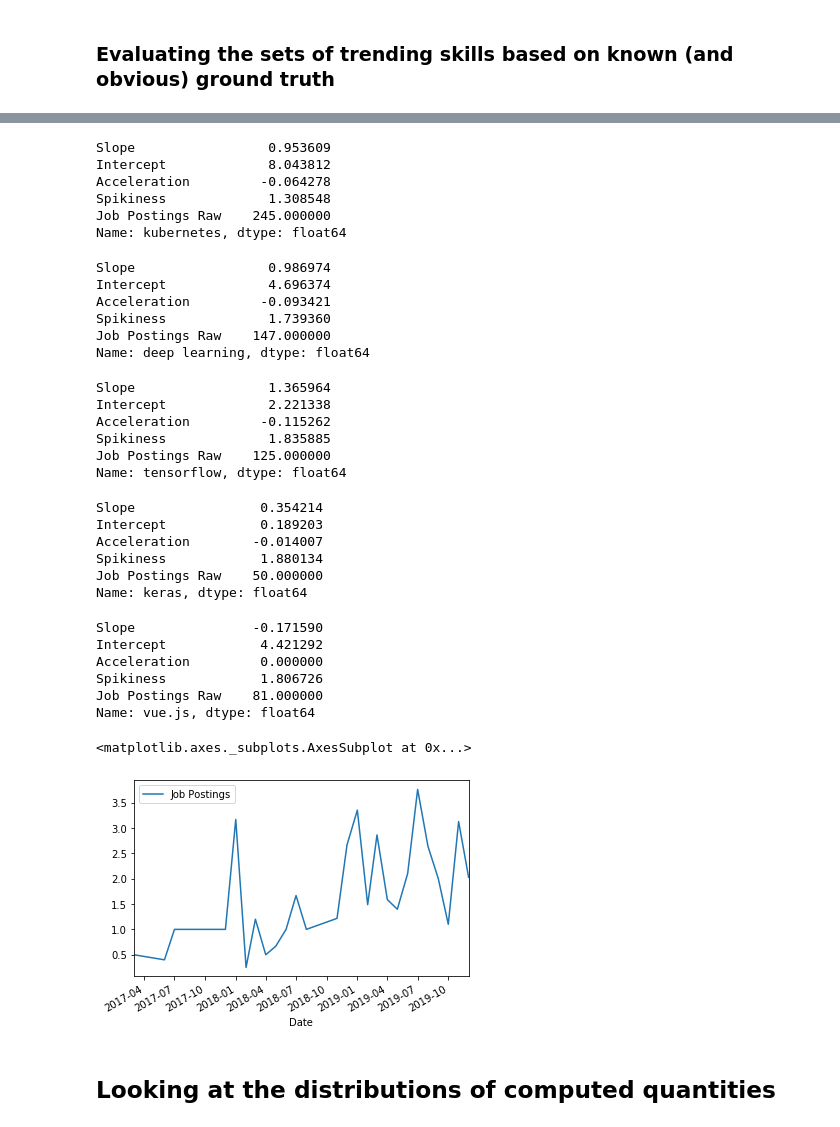
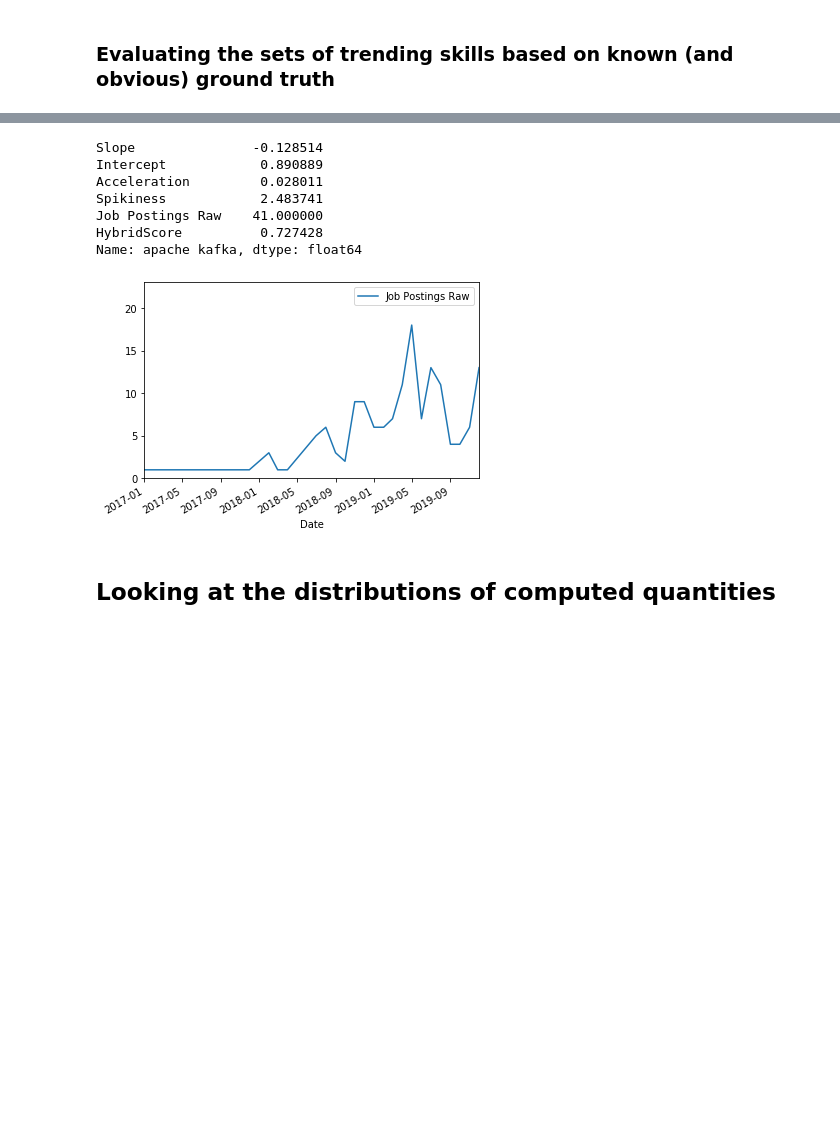
Before and after one commit to RamtinYazdanian/job_skill_trend_analysis, a Jupyter notebook: notebooks/jobtech_analysis.ipynb, the cells around one changed output, grey strips where cells are left out. Saved outputs shown, nothing was run; the diff lists cells and outputs as text; code cells hidden in the pictures; blank space fills up the shorter version.

Commit message:
analysis of companies, hybrid score

```diff
--- a/notebooks/jobtech_analysis.ipynb
+++ b/notebooks/jobtech_analysis.ipynb
@@ -347,53 +381,20 @@ total_values[1]
 # %%
-skill_trends[1].loc['kubernetes']
+skill_trends[1].loc['apache kafka']
 # %% [output]
-Slope                 0.953609
-Intercept             8.043812
-Acceleration         -0.064278
-Spikiness             1.308548
-Job Postings Raw    245.000000
-Name: kubernetes, dtype: float64
+Slope               -0.128514
+Intercept            0.890889
+Acceleration         0.028011
+Spikiness            2.483741
+Job Postings Raw    41.000000
+HybridScore          0.727428
+Name: apache kafka, dtype: float64
-# %%
-skill_trends[1].loc['deep learning']
-# %% [output]
-Slope                 0.986974
-Intercept             4.696374
-Acceleration         -0.093421
-Spikiness             1.739360
-Job Postings Raw    147.000000
-Name: deep learning, dtype: float64
-# %%
-skill_trends[1].loc['tensorflow']
-# %% [output]
-Slope                 1.365964
-Intercept             2.221338
-Acceleration         -0.115262
-Spikiness             1.835885
-Job Postings Raw    125.000000
-Name: tensorflow, dtype: float64
-# %%
-skill_trends[1].loc['keras']
-# %% [output]
-Slope                0.354214
-Intercept            0.189203
-Acceleration        -0.014007
-Spikiness            1.880134
-Job Postings Raw    50.000000
-Name: keras, dtype: float64
-# %%
-skill_trends[1].loc['vue.js']
-# %% [output]
-Slope               -0.171590
-Intercept            4.421292
-Acceleration         0.000000
-Spikiness            1.806726
-Job Postings Raw    81.000000
-Name: vue.js, dtype: float64
 # %%
-skills_df.loc[skills_df.Skill == 'vue.js', ['Date', 'Job Postings']].groupby('Date').sum().plot()
+df_to_plot = skills_df.loc[skills_df.Skill == 'apache kafka', ['Date', 'Job Postings Raw']].groupby('Date').sum()
+df_to_plot.plot()
+plt.ylim([0, df_to_plot['Job Postings Raw'].max() + 5])
+plt.show()
 # %% [output]
-<matplotlib.axes._subplots.AxesSubplot at 0x...>
-[figure, old version]
+[figure, new version]
 # %% [markdown]
 ## Looking at the distributions of computed quantities
 # %%
```
Also changed, not shown: parts of 47 cells of this notebook, 1 other file.
